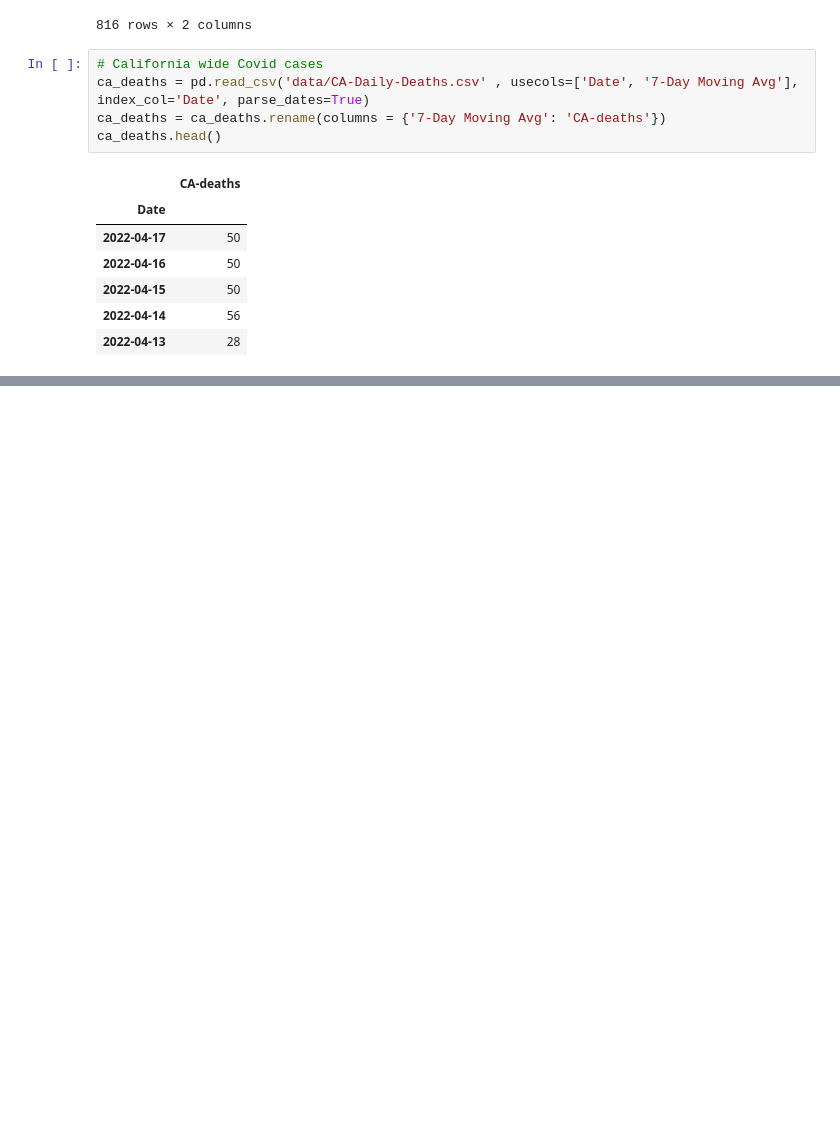
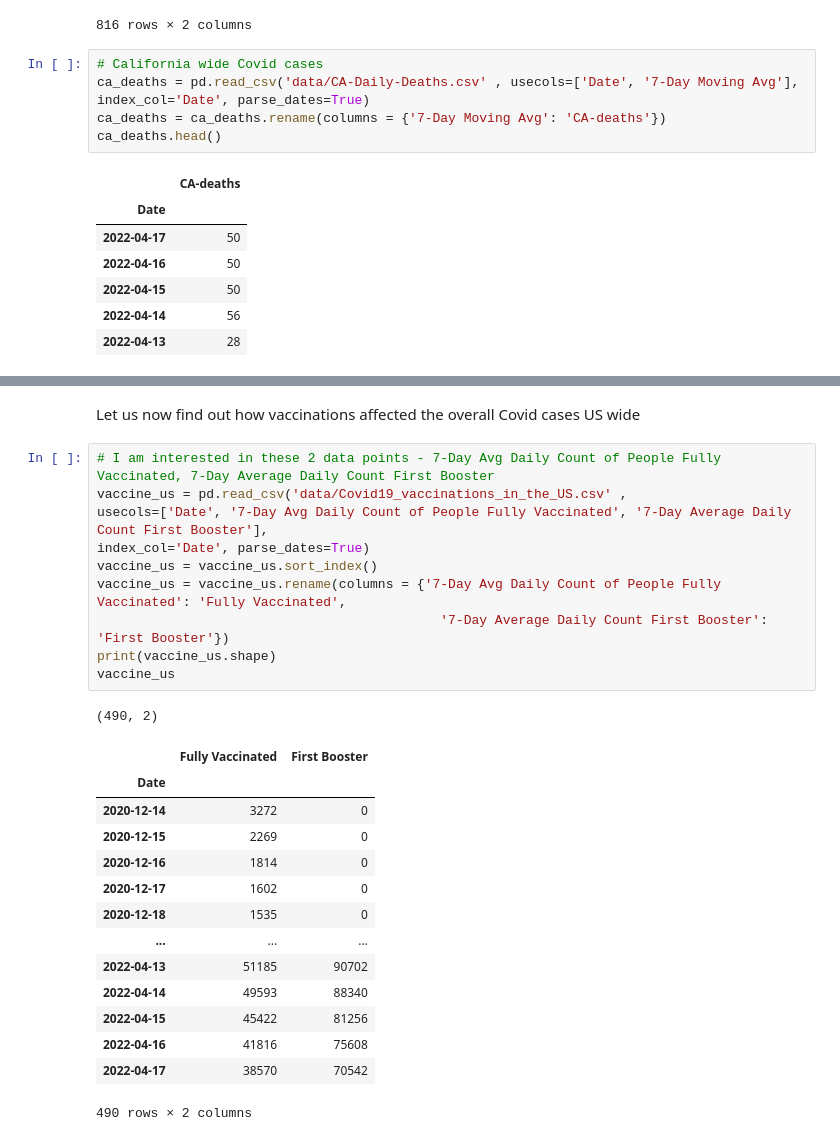
Before and after one commit to shivavsrivastava/Covid19_Visualization, a Jupyter notebook: Covid19_Visualization.ipynb, the cells around one changed output, grey strips where cells are left out. Saved outputs shown, nothing was run; the diff lists cells and outputs as text; blank space fills up the shorter version.

```diff
--- a/Covid19_Visualization.ipynb
+++ b/Covid19_Visualization.ipynb
@@ -351,0 +465,28 @@ merged_df.head(20)
+# %% [markdown]
+Let us now find out how vaccinations affected the overall Covid cases US wide
+# %%
+# I am interested in these 2 data points - 7-Day Avg Daily Count of People Fully Vaccinated, 7-Day Average Daily Count First Booster
+vaccine_us = pd.read_csv('data/Covid19_vaccinations_in_the_US.csv' ,
+usecols=['Date', '7-Day Avg Daily Count of People Fully Vaccinated', '7-Day Average Daily Count First Booster'],
+index_col='Date', parse_dates=True)
+vaccine_us = vaccine_us.sort_index()
+vaccine_us = vaccine_us.rename(columns = {'7-Day Avg Daily Count of People Fully Vaccinated': 'Fully Vaccinated',
+                                            '7-Day Average Daily Count First Booster': 'First Booster'})
+print(vaccine_us.shape)
+vaccine_us
+# %% [output]
+(490, 2)
+|  | Fully Vaccinated | First Booster |
+| Date |  |  |
+| 2020-12-14 | 3272 | 0 |
+| 2020-12-15 | 2269 | 0 |
+| 2020-12-16 | 1814 | 0 |
+| 2020-12-17 | 1602 | 0 |
+| 2020-12-18 | 1535 | 0 |
+| ... | ... | ... |
+| 2022-04-13 | 51185 | 90702 |
+| 2022-04-14 | 49593 | 88340 |
+| 2022-04-15 | 45422 | 81256 |
+| 2022-04-16 | 41816 | 75608 |
+| 2022-04-17 | 38570 | 70542 |
+490 rows × 2 columns
```
Also changed, not shown: parts of 14 cells of this notebook, 1 other file.
